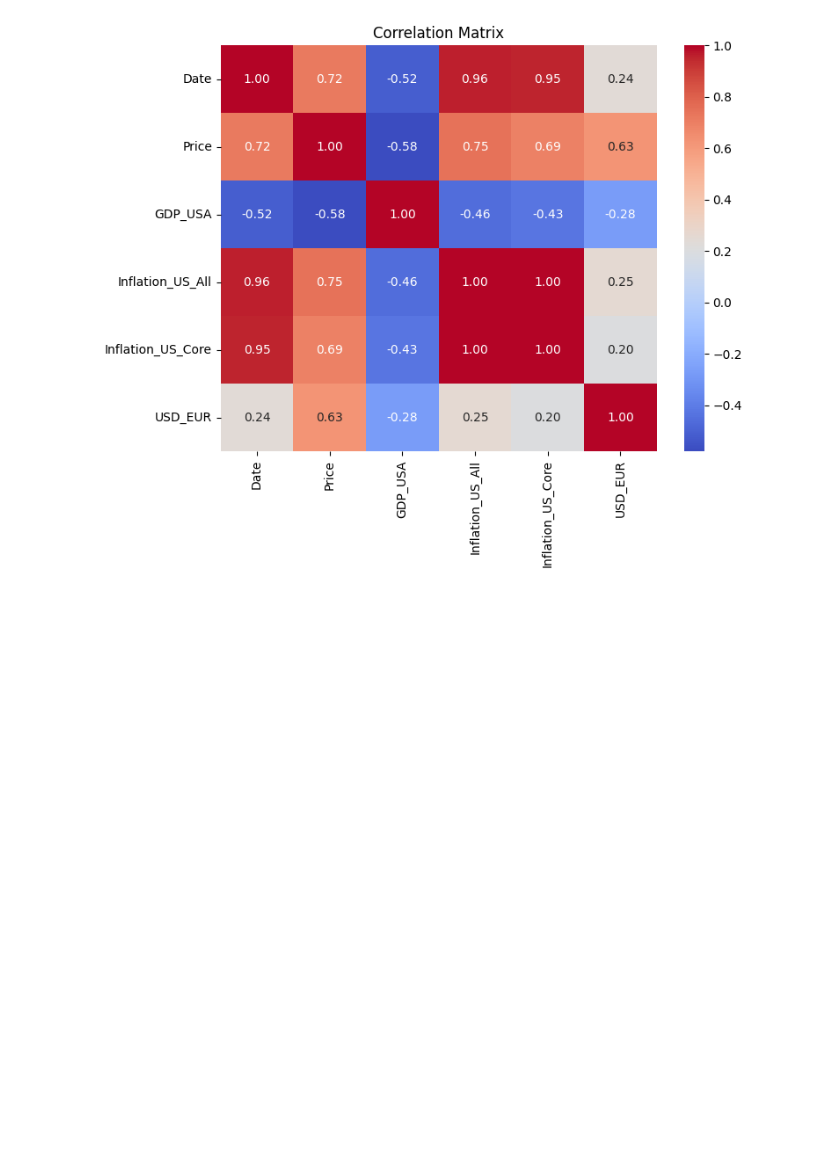
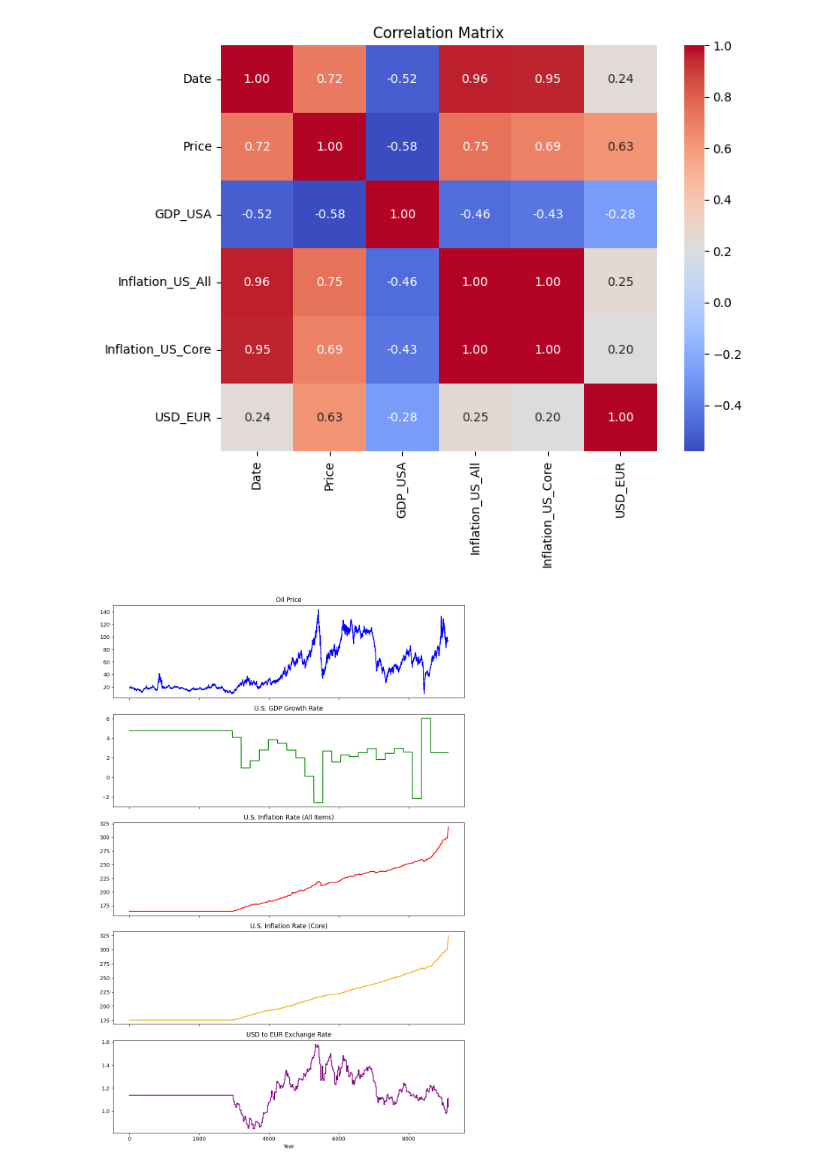
Before and after one commit to Yayerad/Birhan-Energies-W10, a Jupyter notebook: notebooks/eda.ipynb, the cells around one changed output. Cells and saved outputs as stored; diff of their text form; code cells hidden in the pictures; blank space fills up the shorter version.

Commit message:
time series plots

```diff
--- a/notebooks/eda.ipynb
+++ b/notebooks/eda.ipynb
@@ -32,3 +32,18 @@ plt.title("Correlation Matrix")
 plt.show()
 # %% [output]
 [figure]
+# %%
+# Time series plots
+fig, axes = plt.subplots(5, 1, figsize=(10, 15), sharex=True)
+
+data["Price"].plot(ax=axes[0], title="Oil Price", color='blue')
+data["GDP_USA"].plot(ax=axes[1], title="U.S. GDP Growth Rate", color='green')
+data["Inflation_US_All"].plot(ax=axes[2], title="U.S. Inflation Rate (All Items)", color='red')
+data["Inflation_US_Core"].plot(ax=axes[3], title="U.S. Inflation Rate (Core)", color='orange')
+data["USD_EUR"].plot(ax=axes[4], title="USD to EUR Exchange Rate", color='purple')
+
+plt.xlabel("Year")
+plt.tight_layout()
+plt.show()
+# %% [output]
+[figure, added]
```
